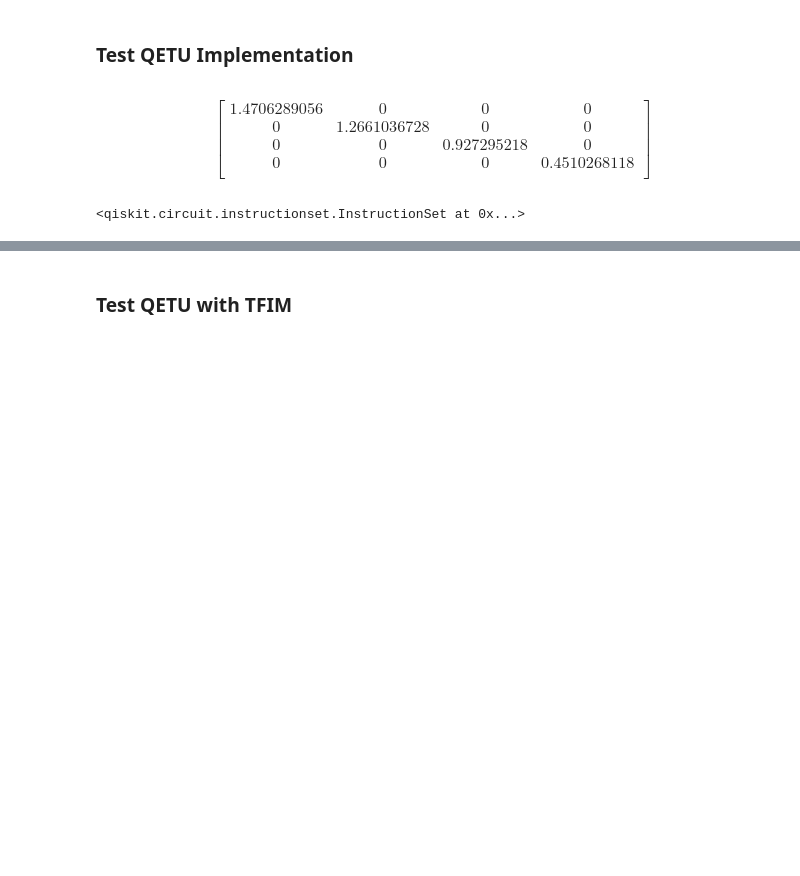
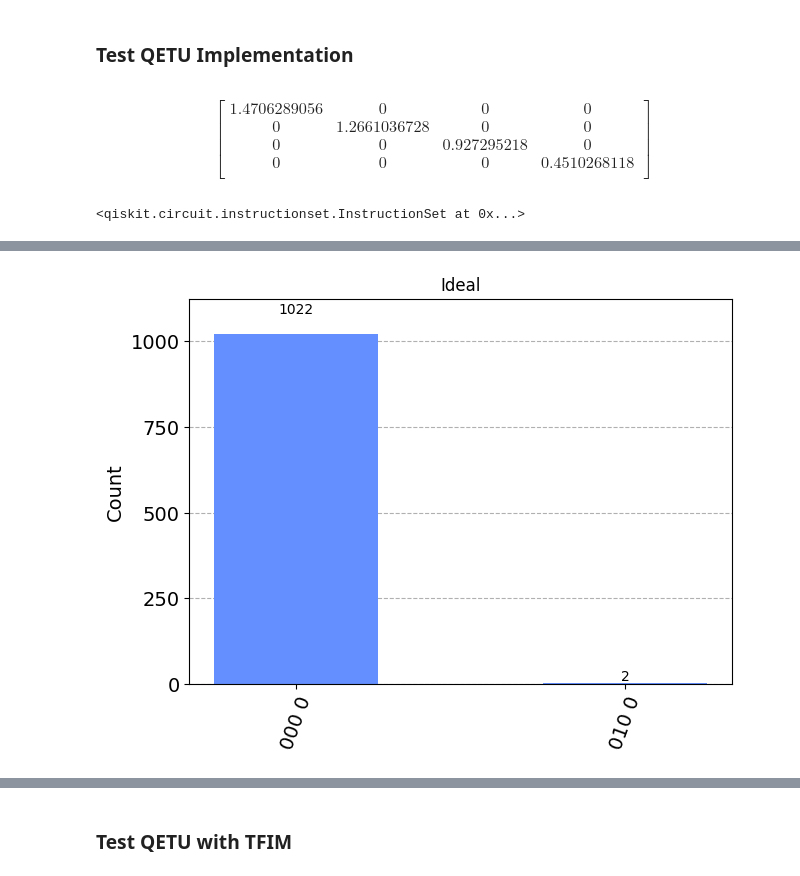
Before and after one commit to thilomueller/QETU, a Jupyter notebook: test_qetu.ipynb, the cells around one changed output, grey strips where cells are left out. Cells and saved outputs as stored; diff of their text form; code cells hidden in the pictures; blank space fills up the shorter version.

Commit message:
first hardware simulation experiments

```diff
--- a/test_qetu.ipynb
+++ b/test_qetu.ipynb
@@ -187,0 +195,11 @@ Text(0, 0.5, 'U = F(cos(λ))')
+# %%
+from wmi_backend import *
+
+# Transpile to WMI hardware
+qc = transpile(
+    U_qc,
+    backend=backend,
+    optimization_level=3,
+)
+qc.measure_active()
+qc.draw("mpl")
@@ -187,0 +208,7 @@ Text(0, 0.5, 'U = F(cos(λ))')
+# %%
+# Ideal simulation
+sim_ideal = AerSimulator()
+result_ideal = sim_ideal.run(qc).result()
+plot_histogram(result_ideal.get_counts(), title="Ideal")
+# %% [output]
+[figure, added]
```
Also changed, not shown: parts of 9 cells of this notebook, 1 other file.
